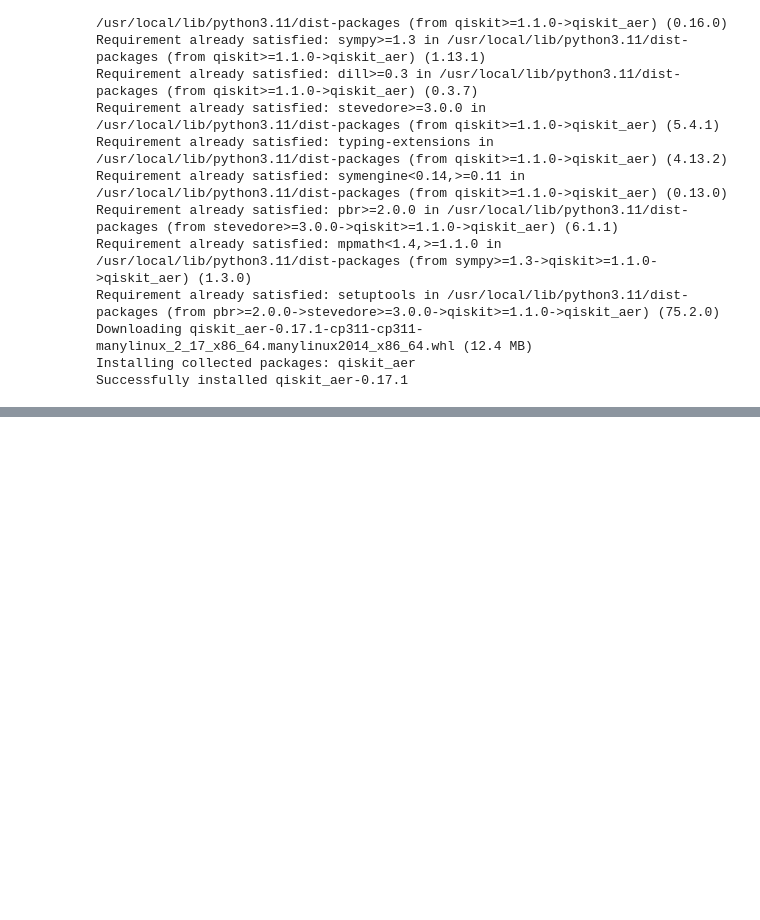
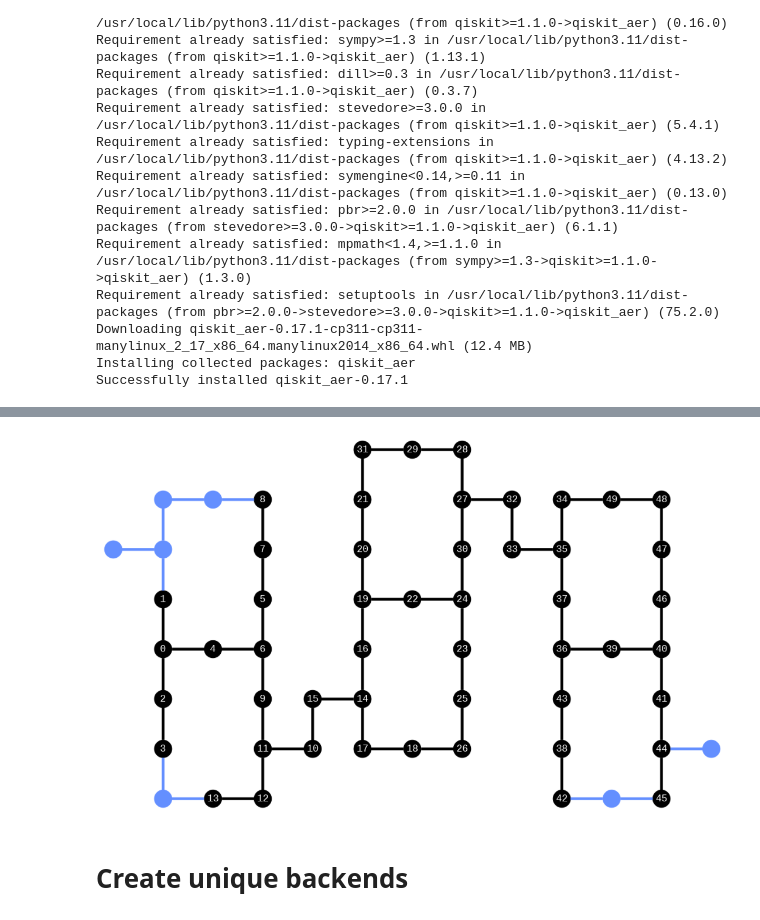
Before and after one commit to sayo-134/qiskit_programming, a Jupyter notebook: custom_backendv2.ipynb, the cells around one changed output, grey strips where cells are left out. Drawn from its saved outputs; the diff is of its cells as text; code cells hidden in the pictures; blank space fills up the shorter version.

```diff
--- a/custom_backendv2.ipynb
+++ b/custom_backendv2.ipynb
@@ -60,0 +281,23 @@ Successfully installed rustworkx-0.16.0
+# %%
+from qiskit.transpiler import generate_preset_pass_manager
+
+num_qubits = 50
+ghz = QuantumCircuit(num_qubits)
+ghz.h(range(num_qubits))
+ghz.cx(0, range(1, num_qubits))
+op_counts = ghz.count_ops()
+
+print("Pre-Transpilation: ")
+print(f"CX gates: {op_counts['cx']}")
+print(f"H gates: {op_counts['h']}")
+print("\n", 30 * "#", "\n")
+
+pm = generate_preset_pass_manager(optimization_level=3, backend=backend)
+transpiled_ghz = pm.run(ghz)
+op_counts = transpiled_ghz.count_ops()
+
+print("Post-Transpilation: ")
+print(f"CZ gates: {op_counts['cz']}")
+print(f"ECR gates: {op_counts['ecr']}")
+print(f"SX gates: {op_counts['sx']}")
+print(f"RZ gates: {op_counts['rz']}")
@@ -60,0 +316,10 @@ Successfully installed rustworkx-0.16.0
+# %%
+from qiskit.visualization import plot_circuit_layout
+
+plot_circuit_layout(
+    transpiled_ghz, backend, qubit_coordinates=total_qubit_coordinates
+)
+# %% [output]
+[figure, added]
+# %% [markdown]
+# Create unique backends
```
Also changed, not shown: parts of 13 cells of this notebook.
